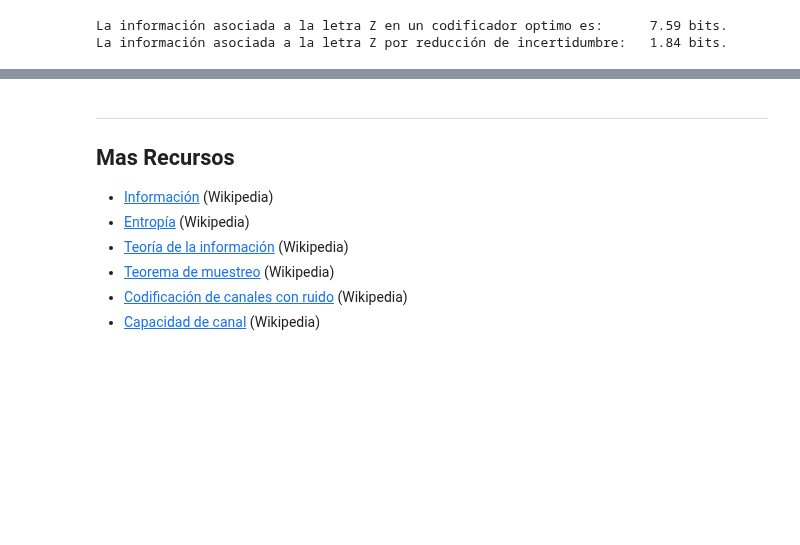
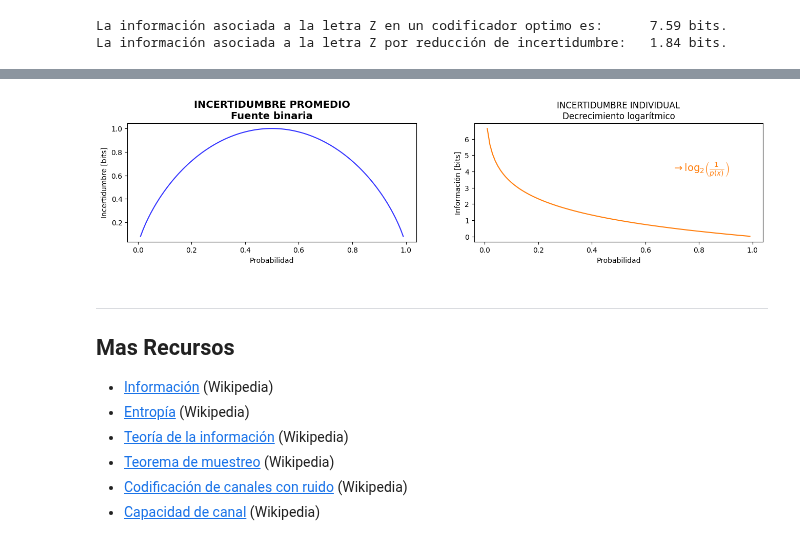
Before and after one commit to GiancarloBenavides/Telematics, a Jupyter notebook: Jupyter/02_informacion.ipynb, the cells around one changed output, grey strips where cells are left out. Cells and saved outputs as stored; diff of their text form; code cells hidden in the pictures; blank space fills up the shorter version.

```diff
--- a/Jupyter/02_informacion.ipynb
+++ b/Jupyter/02_informacion.ipynb
@@ -203,3 +210,42 @@ La entropía de la fuente es:      4.04 bits.
+# %%
+# Vector de valores posibles de probabilidad
+x = np.linspace(0.01, 0.99, 101)
+
+# Incertidumbre promedio de toda la fuente
+y1 = -x * np.log2(x) - (1-x) * np.log2(1-x)
+
+# Incertidumbre individual por símbolo
+y2 = - np.log2(x)
+
+# Gráficas
+fig, axes = plt.subplots(nrows=1, ncols=2, figsize=(16, 3))
+
+# Gráfica 1
+# Entropía es maxima para valores equiprobables.
+plt.subplot(121)
+plt.plot(x, y1, color="#3333ff")
+plt.title(
+    "Incertidumbre Promedio\n".upper() +
+    f"Fuente binaria", fontsize=14, fontweight="bold")
+plt.xlabel("Probabilidad")
+plt.ylabel("Incertidumbre [bits]")
+
+# Gráfica 2
+# Mientras menos probable, más sorpresa y más información contiene.
+plt.subplot(122)
+plt.plot(x, y2, color="tab:orange")
+plt.title(
+    "Incertidumbre individual\n".upper() +
+    f"Decrecimiento logarítmico")
+plt.text(
+    0.7, 4, r"$ \rightarrow \log_2 \left( \frac {1} {p(x)} \right) $",
+    fontsize=14, color="tab:orange")
+plt.xlabel("Probabilidad")
+plt.ylabel("Información [bits]")
+
+plt.show()
+# %% [output]
+[figure, added]
 # %% [markdown]
 ---
 ## Mas Recursos
```
Also changed, not shown: parts of 5 cells of this notebook.
